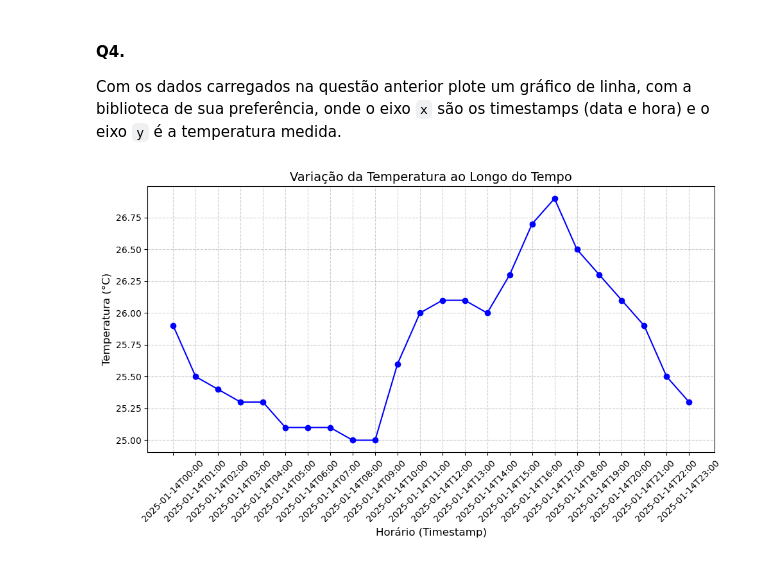
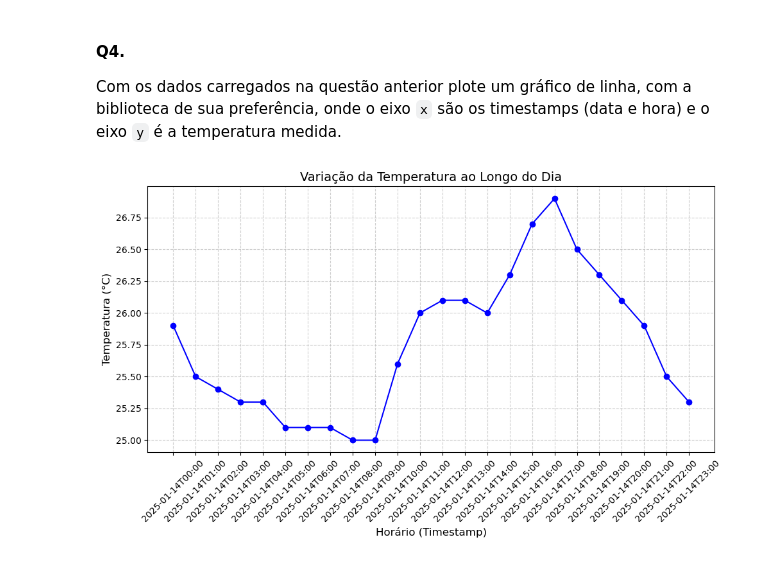
Before and after one commit to Di3go07/desenvolve-python-intermediario, a Jupyter notebook: MODULO_3/DataModel/3.11-DataModel.ipynb, the cells around one changed output. Saved outputs shown, nothing was run; the diff lists cells and outputs as text; code cells hidden in the pictures.

```diff
--- a/MODULO_3/DataModel/3.11-DataModel.ipynb
+++ b/MODULO_3/DataModel/3.11-DataModel.ipynb
@@ -282,23 +264,23 @@ Com os dados carregados na questão anterior plote um gráfico de linha, com a b
 # %%
 import matplotlib.pyplot as plt
 
 # Extraindo os dados do dicionário
 timestamps = dados.hourly.time
 temperatures = dados.hourly.temperature_2m
 
 # Fatiando para construir um gráfico legível
 time_slice = timestamps[:24]
 temperature_slice = temperatures[:24] #variação de temperatura em um dia
 
 # Criando o gráfico
 plt.figure(figsize=(10, 6))
 plt.plot(time_slice, temperature_slice, marker='o', linestyle='-', color='blue')
-plt.title("Variação da Temperatura ao Longo do Tempo", fontsize=14)
+plt.title("Variação da Temperatura ao Longo do Dia", fontsize=14)
 plt.xlabel("Horário (Timestamp)", fontsize=12)
 plt.ylabel(f"Temperatura ({response['hourly_units']['temperature_2m']})", fontsize=12)
 plt.grid(True, linestyle='--', alpha=0.6)
 plt.xticks(rotation=45, fontsize=10)
 plt.tight_layout()
 plt.show()
 # %% [output]
-[figure, old version]
+[figure, new version]
```
Also changed, not shown: parts of 1 cell of this notebook.
